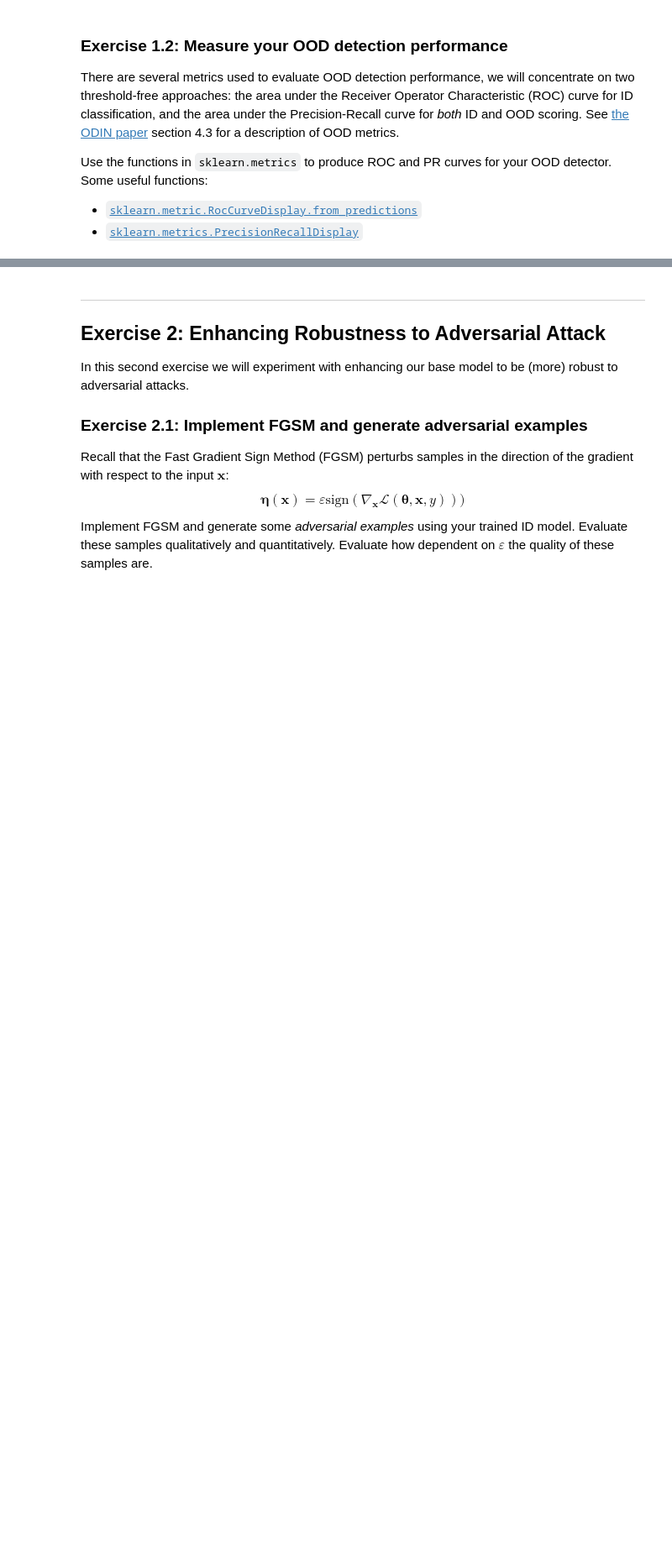
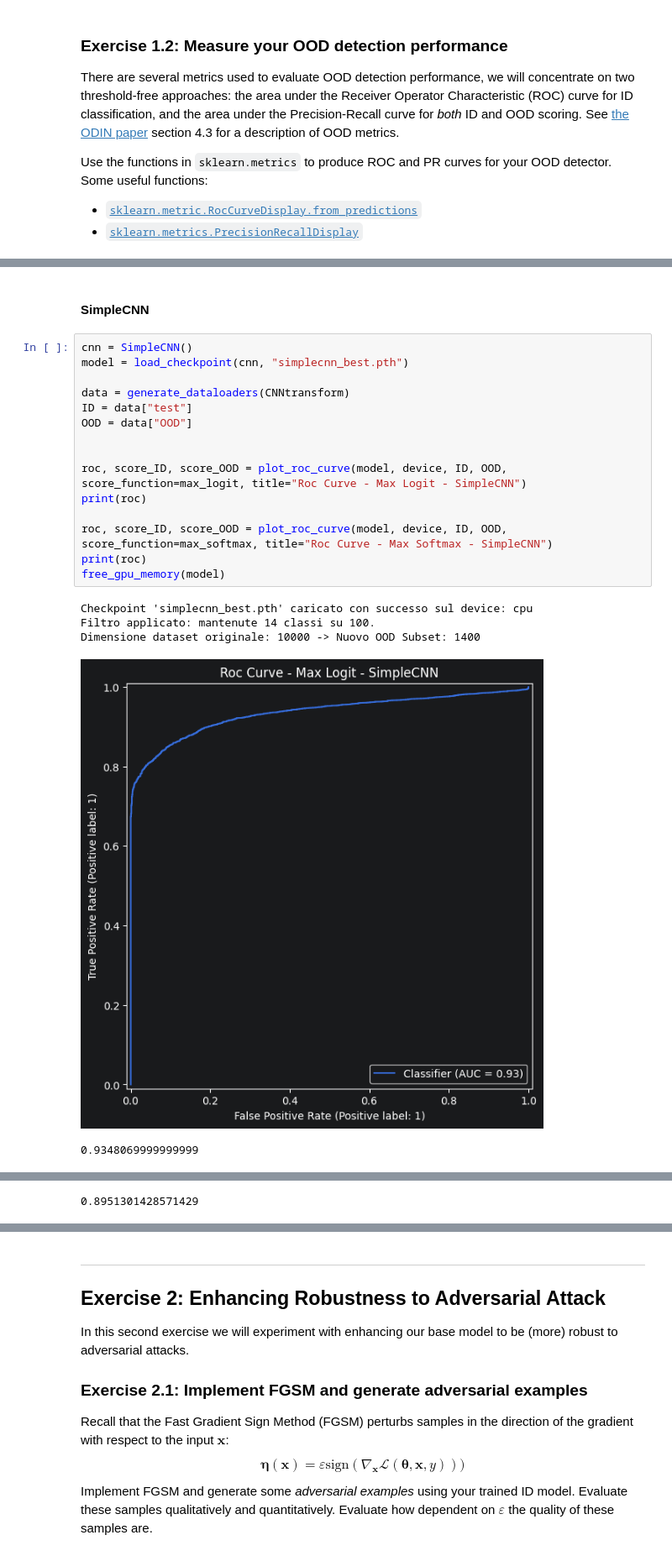
Before and after one commit to Pennelli02/DLA_Labs, a Jupyter notebook: Lab4/Lab4_OOD.ipynb, the cells around one changed output, grey strips where cells are left out. Shown at 84% size. Cells and saved outputs as stored; diff of their text form; blank space fills up the shorter version.

```diff
--- a/Lab4/Lab4_OOD.ipynb
+++ b/Lab4/Lab4_OOD.ipynb
@@ -1088,0 +1156,23 @@ Use the functions in `sklearn.metrics` to produce ROC and PR curves for your OOD
+# %% [markdown]
+#### SimpleCNN
+# %%
+cnn = SimpleCNN()
+model = load_checkpoint(cnn, "simplecnn_best.pth")
+
+data = generate_dataloaders(CNNtransform)
+ID = data["test"]
+OOD = data["OOD"]
+
+
+roc, score_ID, score_OOD = plot_roc_curve(model, device, ID, OOD, score_function=max_logit, title="Roc Curve - Max Logit - SimpleCNN")
+print(roc)
+
+roc, score_ID, score_OOD = plot_roc_curve(model, device, ID, OOD, score_function=max_softmax, title="Roc Curve - Max Softmax - SimpleCNN")
+print(roc)
+free_gpu_memory(model)
+# %% [output]
+Checkpoint 'simplecnn_best.pth' caricato con successo sul device: cpu
+Filtro applicato: mantenute 14 classi su 100.
+Dimensione dataset originale: 10000 -> Nuovo OOD Subset: 1400
+[figure, added]
+0.9348069999999999
@@ -1088,0 +1180 @@ Use the functions in `sklearn.metrics` to produce ROC and PR curves for your OOD
+0.8951301428571429
```
Also changed, not shown: parts of 5 cells of this notebook.
